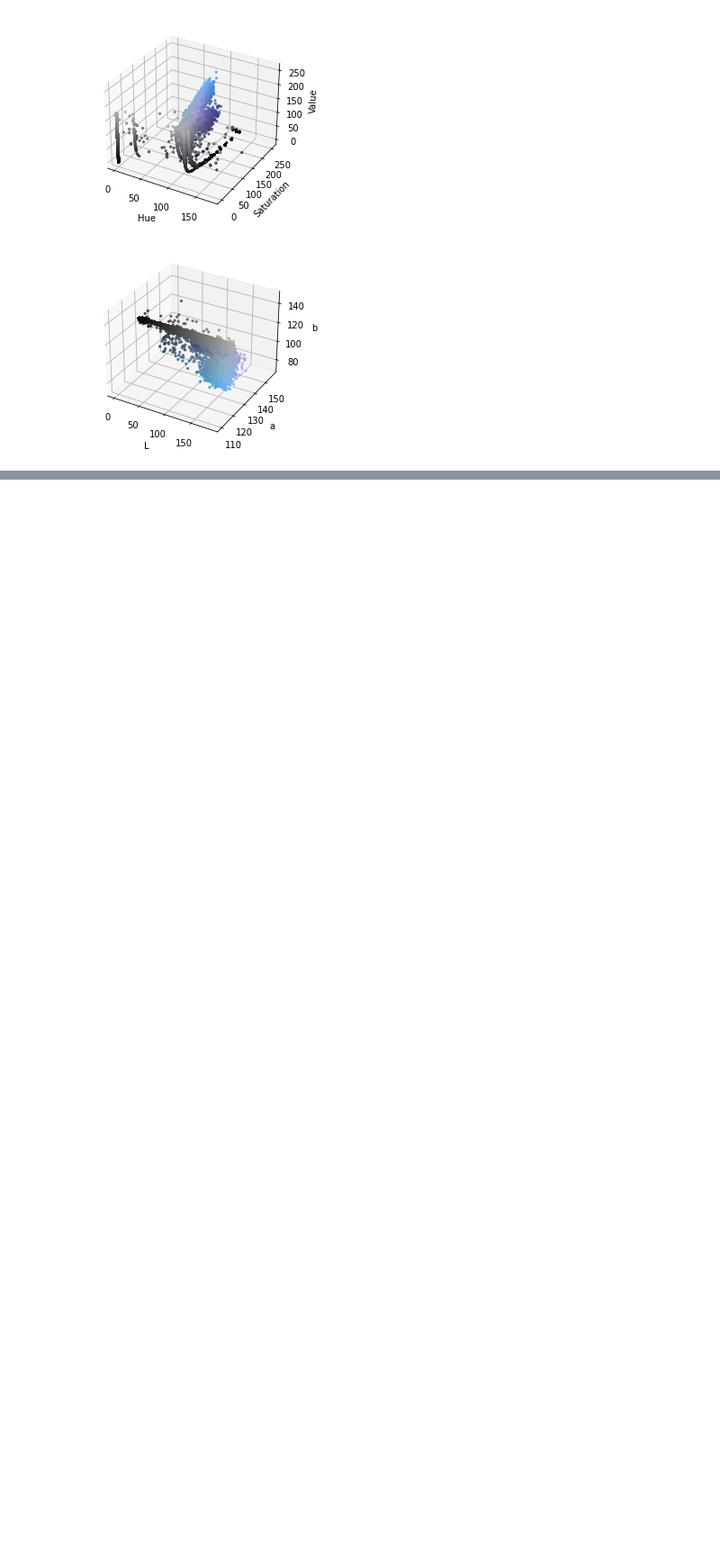
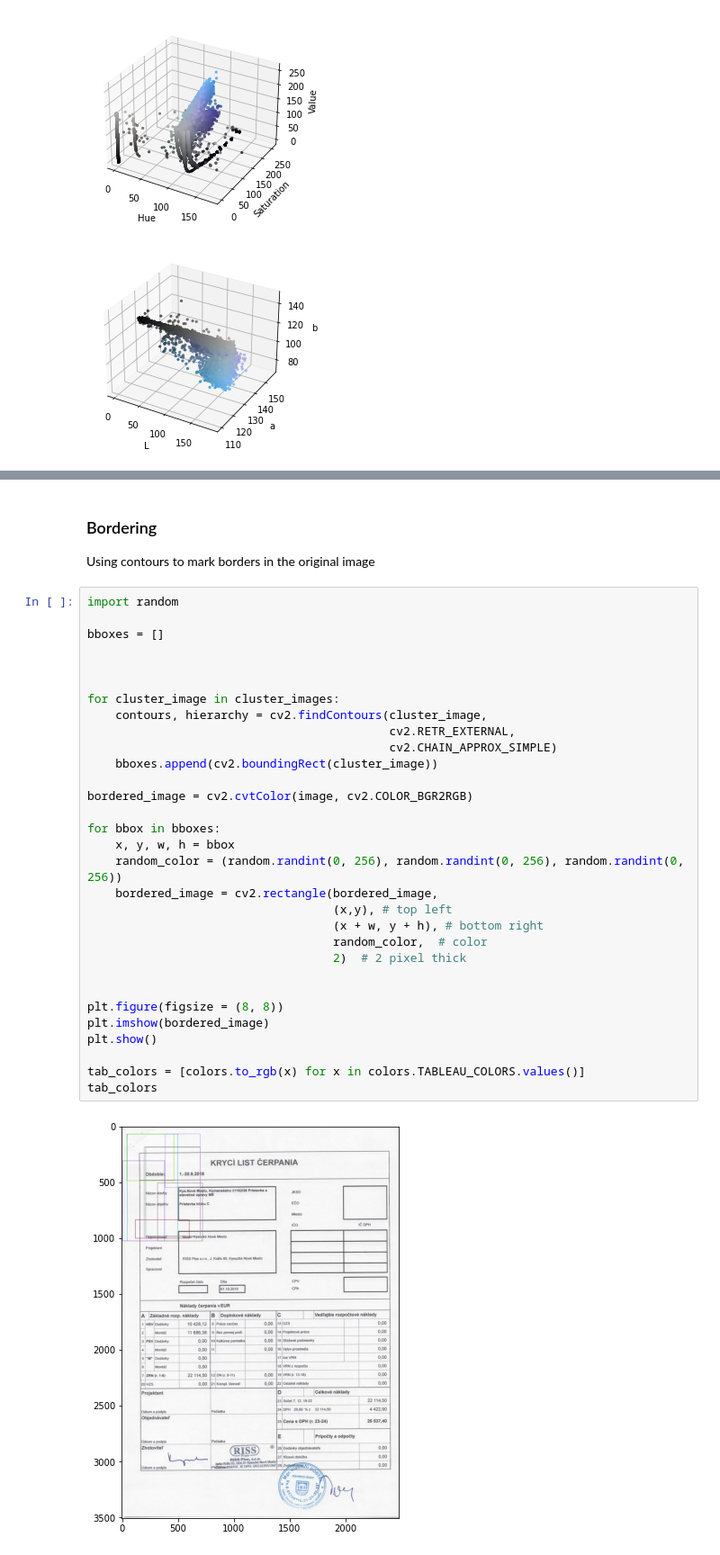
Before and after one commit to mullevik/stamp-detector, a Jupyter notebook: research/clustering.ipynb, the cells around one changed output, grey strips where cells are left out. Shown at 90% size. Drawn from its saved outputs; the diff is of its cells as text; blank space fills up the shorter version.

Commit message:
Added implementations of clustering and visualization

```diff
--- a/research/clustering.ipynb
+++ b/research/clustering.ipynb
@@ -252,0 +222,36 @@ plt.show()
+# %% [markdown]
+### Bordering
+Using contours to mark borders in the original image
+# %%
+import random
+
+bboxes = []
+
+
+
+for cluster_image in cluster_images:
+    contours, hierarchy = cv2.findContours(cluster_image,
+                                           cv2.RETR_EXTERNAL,
+                                           cv2.CHAIN_APPROX_SIMPLE)
+    bboxes.append(cv2.boundingRect(cluster_image))
+
+bordered_image = cv2.cvtColor(image, cv2.COLOR_BGR2RGB)
+
+for bbox in bboxes:
+    x, y, w, h = bbox
+    random_color = (random.randint(0, 256), random.randint(0, 256), random.randint(0, 256))
+    bordered_image = cv2.rectangle(bordered_image,
+                                   (x,y), # top left
+                                   (x + w, y + h), # bottom right
+                                   random_color,  # color
+                                   2)  # 2 pixel thick
+
+
+plt.figure(figsize = (8, 8))
+plt.imshow(bordered_image)
+plt.show()
+
+tab_colors = [colors.to_rgb(x) for x in colors.TABLEAU_COLORS.values()]
+tab_colors
+# %% [output]
+[figure, added]
```
Also changed, not shown: parts of 10 cells of this notebook, 4 other files.
